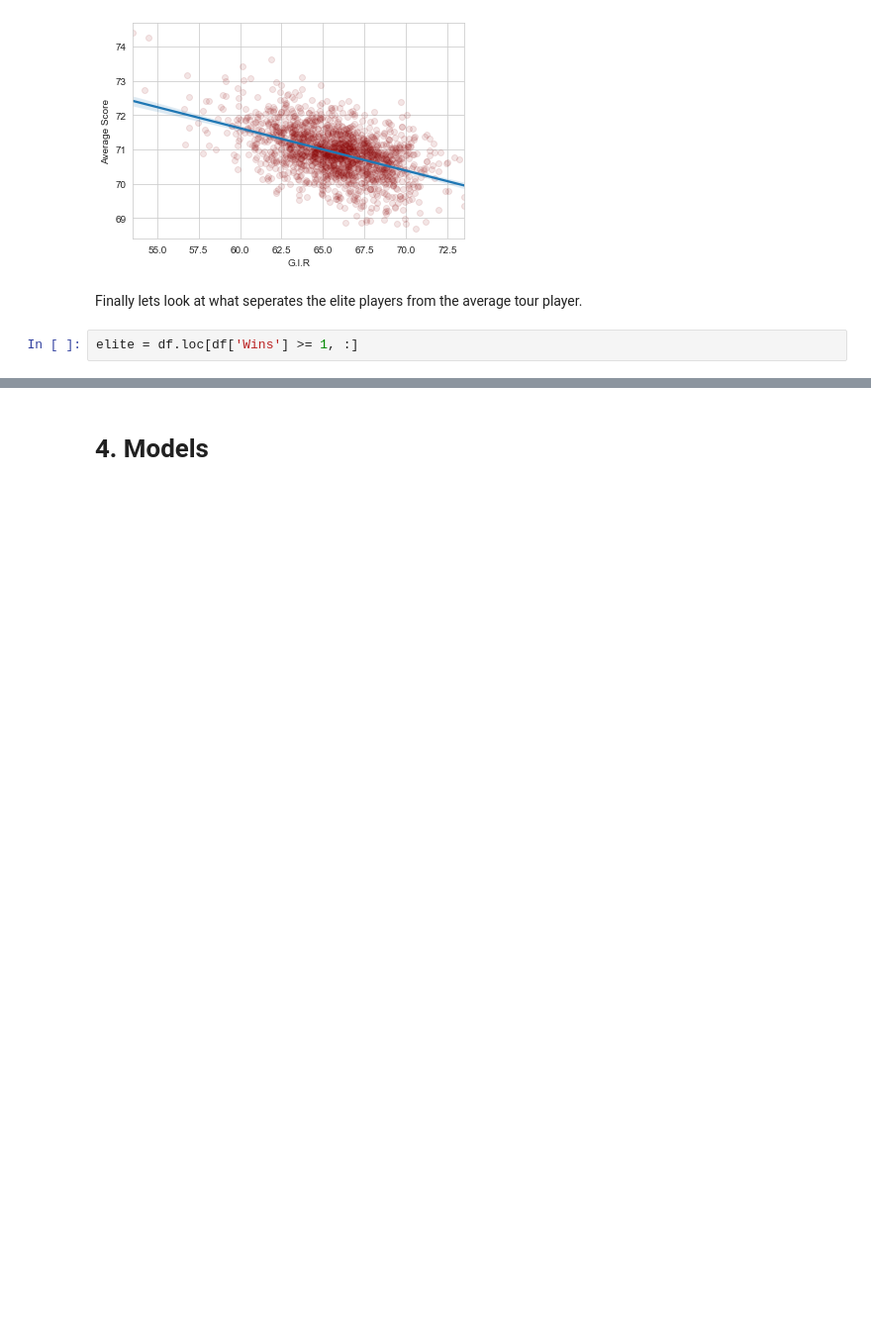
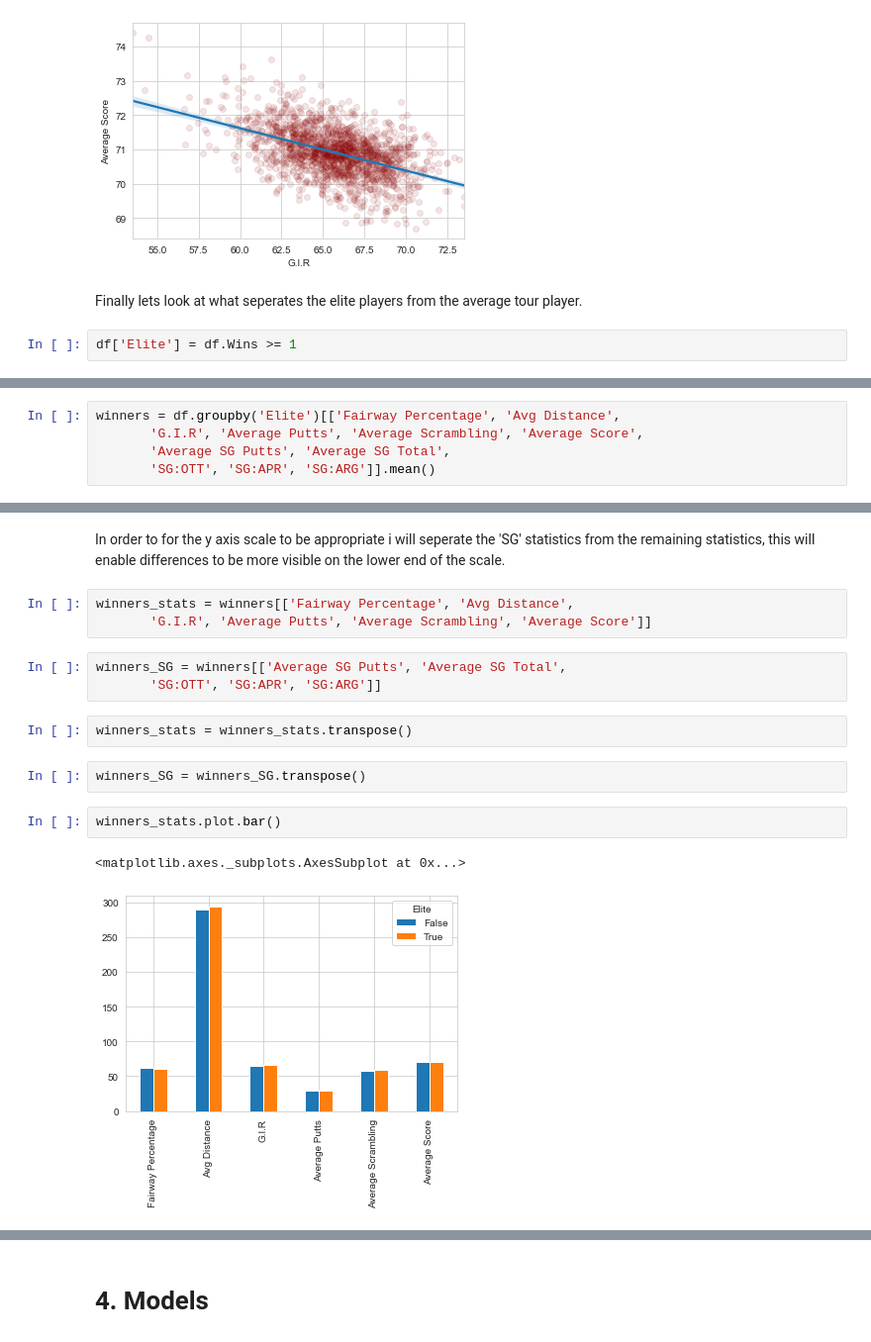
Before and after one commit to Rhy5Web/PGA-Project, a Jupyter notebook: PGA Project.ipynb, the cells around one changed output, grey strips where cells are left out. Shown at 99% size. Saved outputs shown, nothing was run; the diff lists cells and outputs as text; blank space fills up the shorter version.

```diff
--- a/PGA Project.ipynb
+++ b/PGA Project.ipynb
@@ -295,4 +285,4 @@ sns.regplot(x='G.I.R', y = 'Average Score', data = df, scatter_kws = {'color': '
 # %% [markdown]
 Finally lets look at what seperates the elite players from the average tour player.
 # %%
-elite = df.loc[df['Wins'] >= 1, :]
+df['Elite'] = df.Wins >= 1
@@ -342,0 +289,5 @@ dtype: float64
+# %%
+winners = df.groupby('Elite')[['Fairway Percentage', 'Avg Distance',
+       'G.I.R', 'Average Putts', 'Average Scrambling', 'Average Score',
+       'Average SG Putts', 'Average SG Total',
+       'SG:OTT', 'SG:APR', 'SG:ARG']].mean()
@@ -342,0 +301,17 @@ dtype: float64
+# %% [markdown]
+In order to for the y axis scale to be appropriate i will seperate the 'SG' statistics from the remaining statistics, this will enable differences to be more visible on the lower end of the scale.
+# %%
+winners_stats = winners[['Fairway Percentage', 'Avg Distance',
+       'G.I.R', 'Average Putts', 'Average Scrambling', 'Average Score']]
+# %%
+winners_SG = winners[['Average SG Putts', 'Average SG Total',
+       'SG:OTT', 'SG:APR', 'SG:ARG']]
+# %%
+winners_stats = winners_stats.transpose()
+# %%
+winners_SG = winners_SG.transpose()
+# %%
+winners_stats.plot.bar()
+# %% [output]
+<matplotlib.axes._subplots.AxesSubplot at 0x...>
+[figure, added]
```
Also changed, not shown: parts of 21 cells of this notebook.
